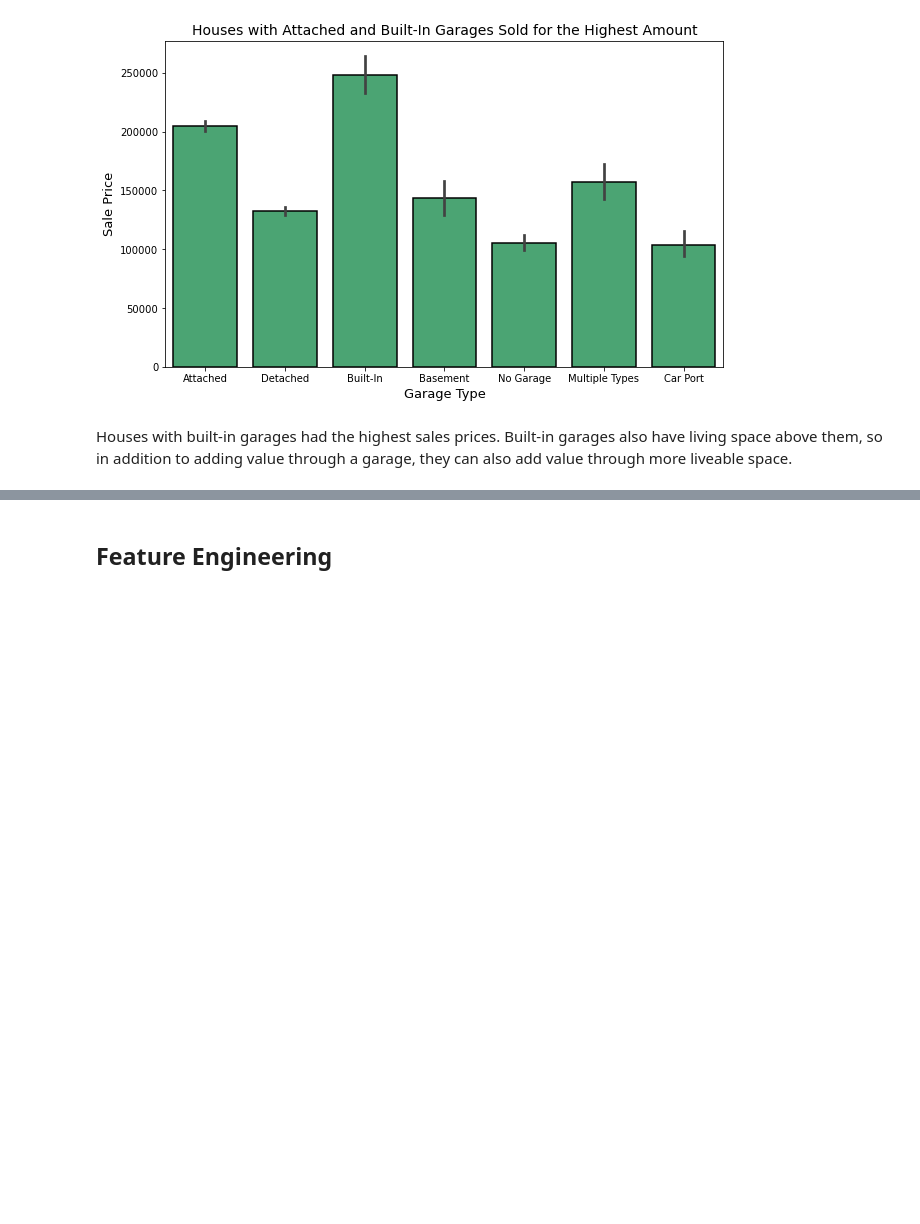
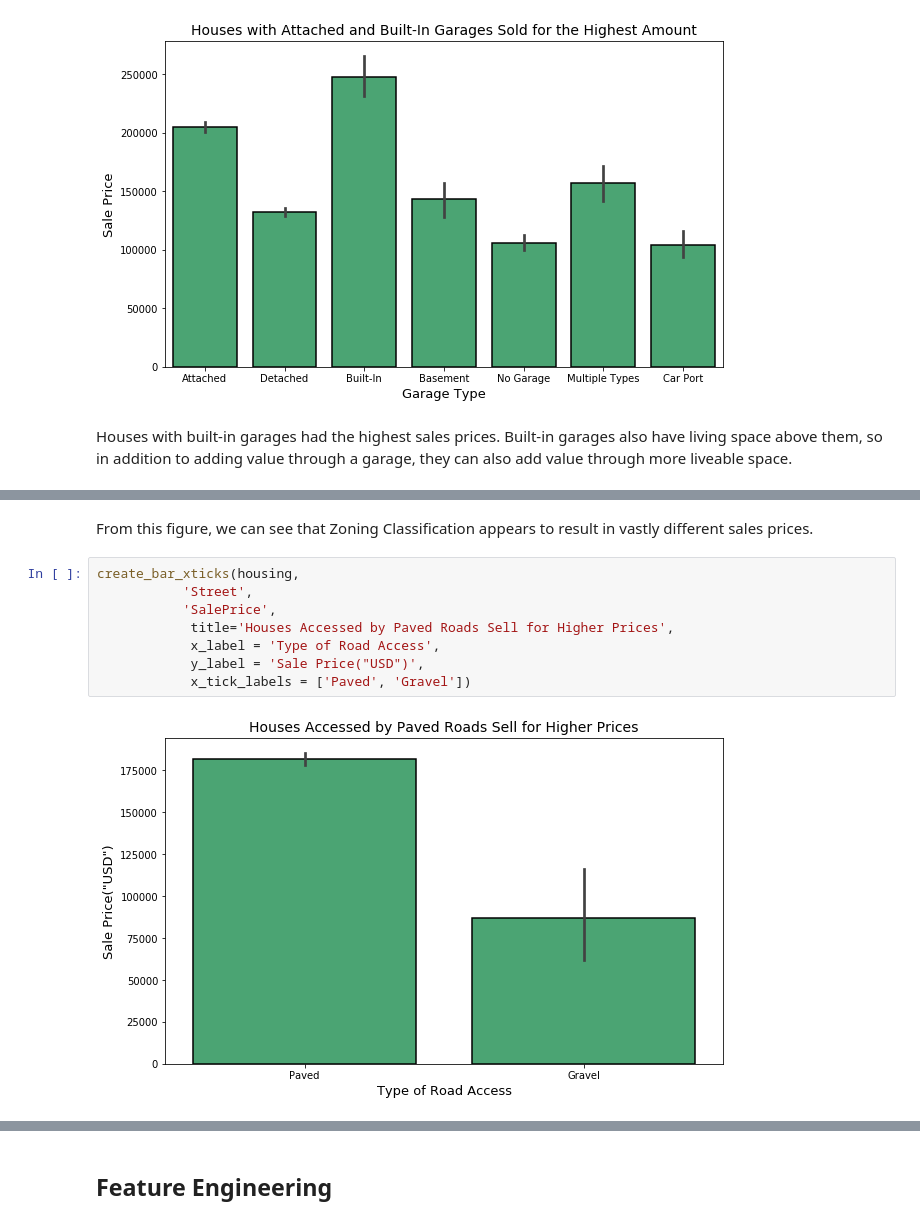
Before and after one commit to jlu90/Predicting-House-Prices-with-Linear-Regression, a Jupyter notebook: lutes_cleaning_notebook.ipynb, the cells around one changed output, grey strips where cells are left out. Saved outputs shown, nothing was run; the diff lists cells and outputs as text; blank space fills up the shorter version.

```diff
--- a/lutes_cleaning_notebook.ipynb
+++ b/lutes_cleaning_notebook.ipynb
@@ -803,0 +831,12 @@ plt.tight_layout()
+# %% [markdown]
+From this figure, we can see that Zoning Classification appears to result in vastly different sales prices.
+# %%
+create_bar_xticks(housing,
+           'Street',
+           'SalePrice',
+            title='Houses Accessed by Paved Roads Sell for Higher Prices',
+            x_label = 'Type of Road Access',
+            y_label = 'Sale Price("USD")',
+            x_tick_labels = ['Paved', 'Gravel'])
+# %% [output]
+[figure, added]
```
Also changed, not shown: parts of 173 cells of this notebook.
